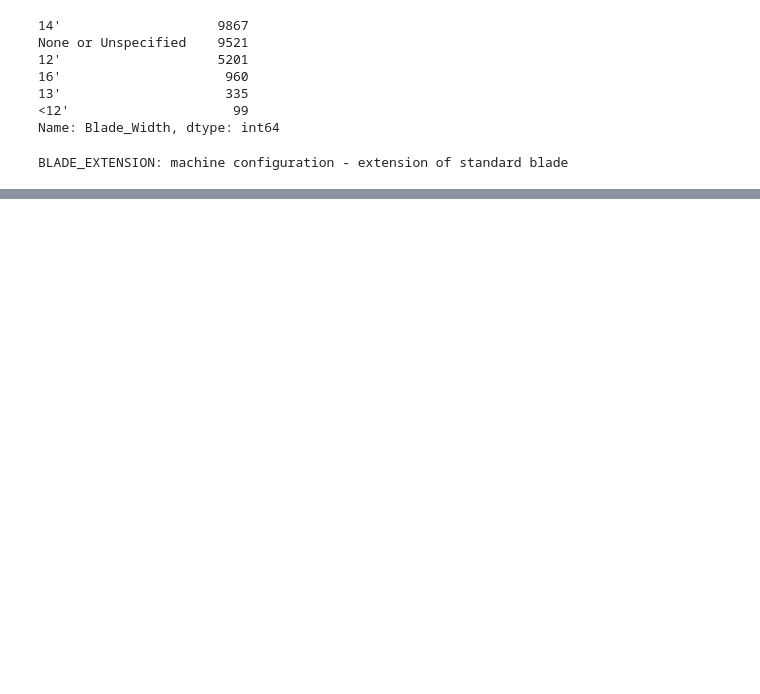
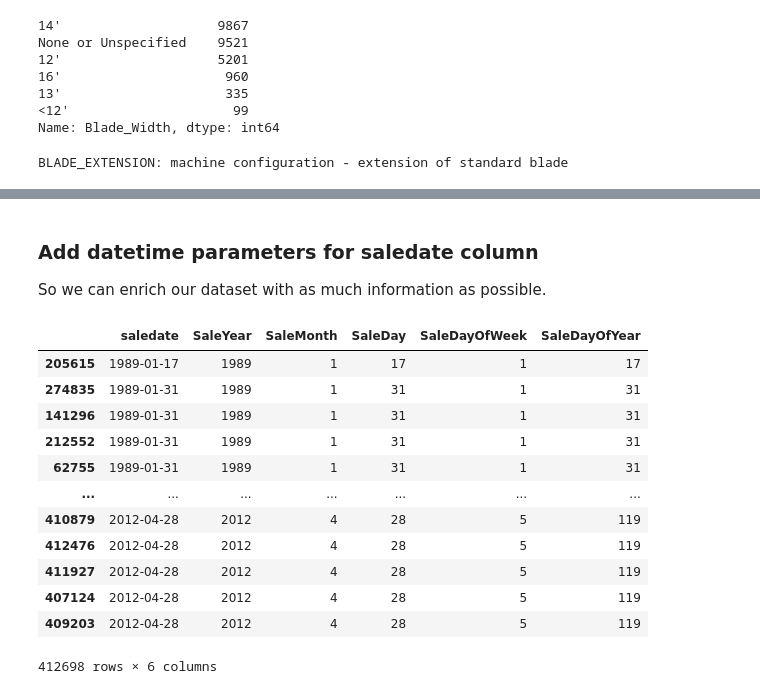
Before and after one commit to fares-ds/Blue-Book-for-Bulldozers-Kaggle-Competition, a Jupyter notebook: Blue_Book_for_Bulldozers.ipynb, the cells around one changed output, grey strips where cells are left out. Drawn from its saved outputs; the diff is of its cells as text; code cells hidden in the pictures; blank space fills up the shorter version.

```diff
--- a/Blue_Book_for_Bulldozers.ipynb
+++ b/Blue_Book_for_Bulldozers.ipynb
@@ -186,0 +190,4 @@ BLADE_EXTENSION: machine configuration - extension of standard blade
+# %%
+data['saledate'] = pd.to_datetime(data.saledate)
+# %%
+data.sort_values(by=['saledate'], inplace=True)
@@ -186,0 +214,26 @@ BLADE_EXTENSION: machine configuration - extension of standard blade
+# %% [markdown]
+### Add datetime parameters for saledate column
+
+So we can enrich our dataset with as much information as possible.
+# %%
+data['SaleYear'] = data.saledate.dt.year
+data['SaleMonth'] = data.saledate.dt.month
+data['SaleDay'] = data.saledate.dt.day
+data['SaleDayOfWeek'] = data.saledate.dt.dayofweek
+data['SaleDayOfYear'] = data.saledate.dt.dayofyear
+# %%
+data[['saledate', 'SaleYear', 'SaleMonth', 'SaleDay', 'SaleDayOfWeek', 'SaleDayOfYear']]
+# %% [output]
+|  | saledate | SaleYear | SaleMonth | SaleDay | SaleDayOfWeek | SaleDayOfYear |
+| 205615 | 1989-01-17 | 1989 | 1 | 17 | 1 | 17 |
+| 274835 | 1989-01-31 | 1989 | 1 | 31 | 1 | 31 |
+| 141296 | 1989-01-31 | 1989 | 1 | 31 | 1 | 31 |
+| 212552 | 1989-01-31 | 1989 | 1 | 31 | 1 | 31 |
+| 62755 | 1989-01-31 | 1989 | 1 | 31 | 1 | 31 |
+| ... | ... | ... | ... | ... | ... | ... |
+| 410879 | 2012-04-28 | 2012 | 4 | 28 | 5 | 119 |
+| 412476 | 2012-04-28 | 2012 | 4 | 28 | 5 | 119 |
+| 411927 | 2012-04-28 | 2012 | 4 | 28 | 5 | 119 |
+| 407124 | 2012-04-28 | 2012 | 4 | 28 | 5 | 119 |
+| 409203 | 2012-04-28 | 2012 | 4 | 28 | 5 | 119 |
+412698 rows × 6 columns
```
Also changed, not shown: parts of 4 cells of this notebook.
